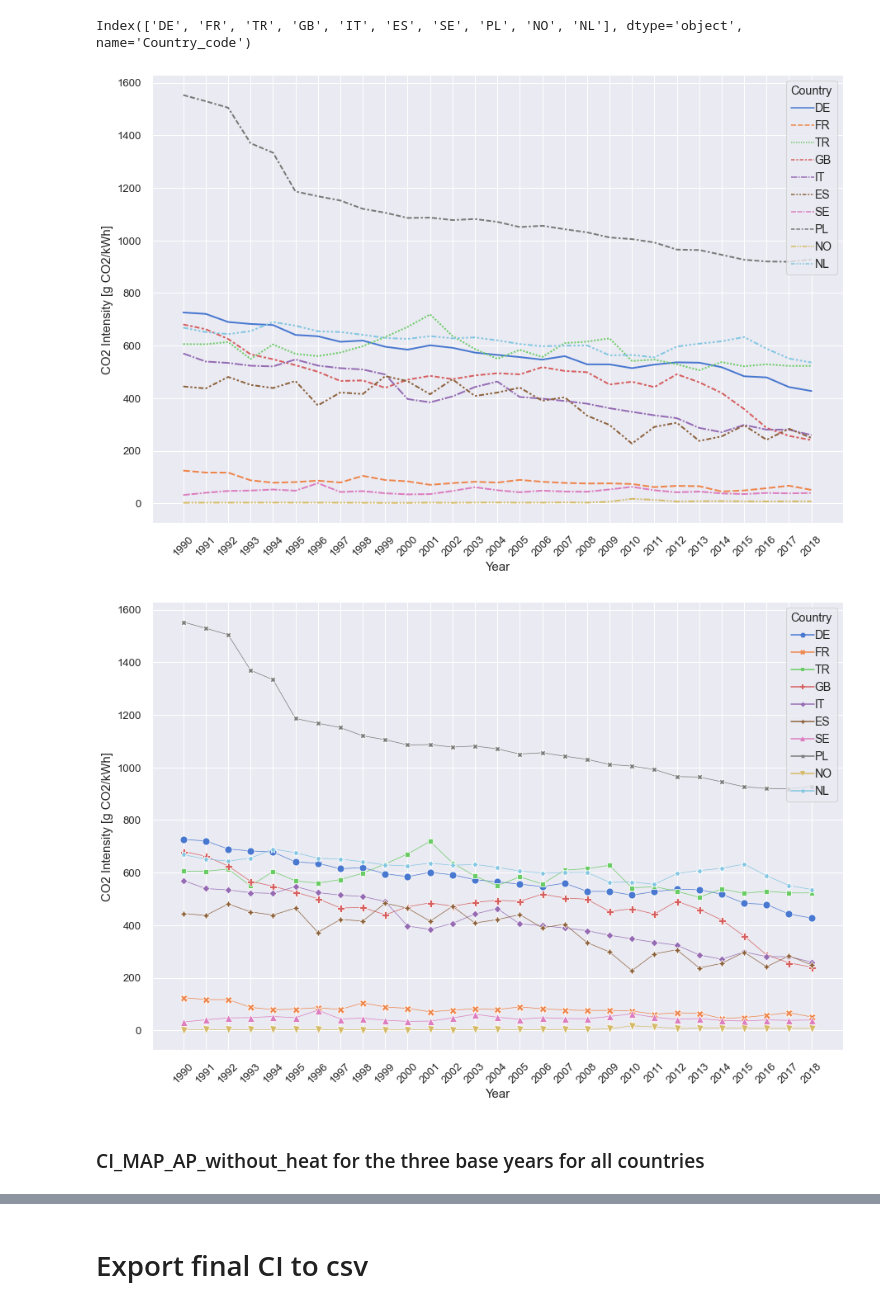
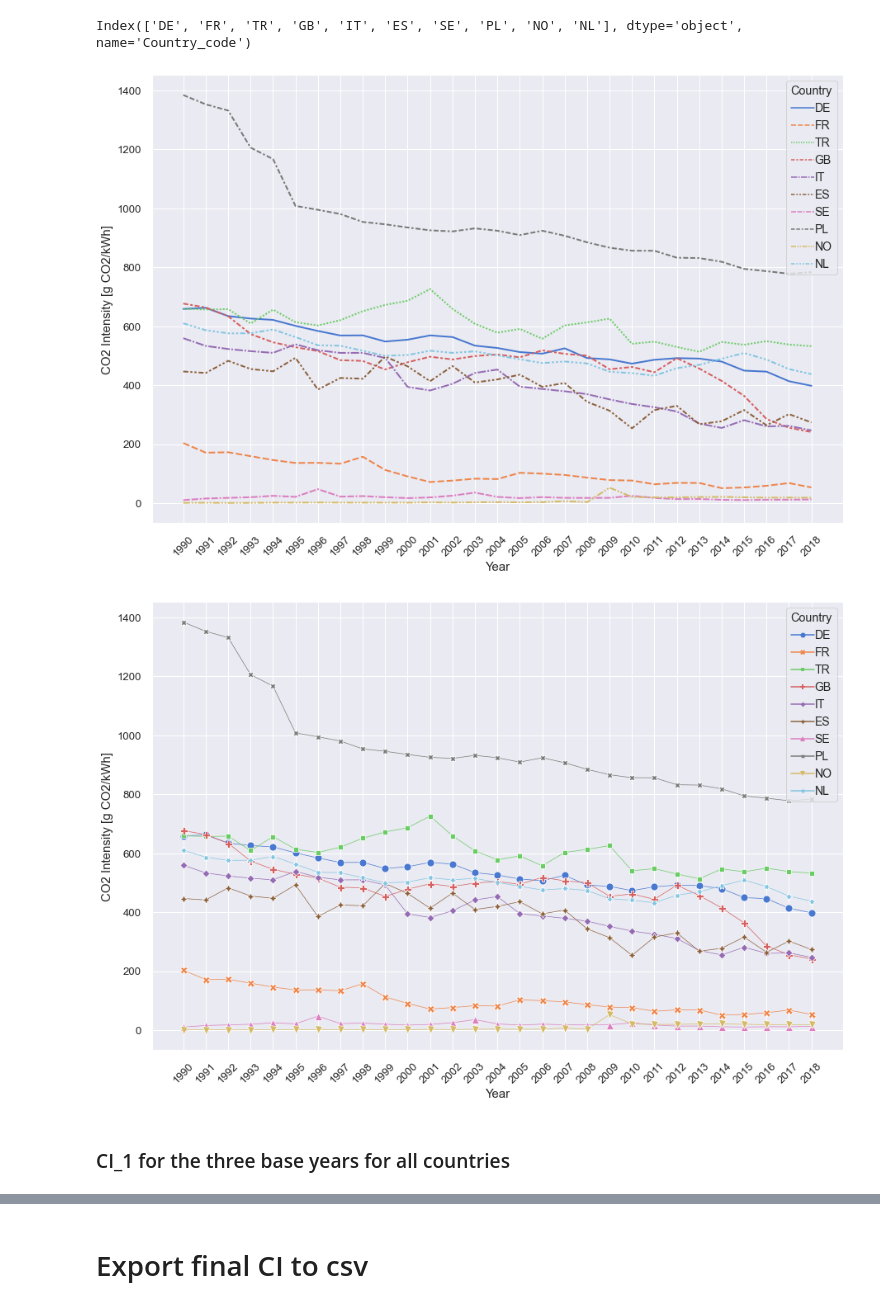
Before and after one commit to INATECH-CIG/CO2_emissions_factors, a Jupyter notebook: CI calculation top down method.ipynb, the cells around one changed output, grey strips where cells are left out. Saved outputs shown, nothing was run; the diff lists cells and outputs as text; code cells hidden in the pictures.

```diff
--- a/CI calculation top down method.ipynb
+++ b/CI calculation top down method.ipynb
@@ -666,6 +665,9 @@ GEP_AP = aligndata(GEP_AP, CO2_cleaned)
 
 #Gross electricity production
 GEP = GEP_MAP + GEP_AP
+
+# set sigma for heat allocation
+sigma = 1
 # %% [markdown]
 ## Carbon intensity calculation
 # %%
@@ -675,28 +677,9 @@ GEP = GEP_MAP + GEP_AP
 
 # Main activity producer
 
-# First, the CO2 emissions of gross electricity production:
-# total CO2 emissions multiplying by
-# electricity production (plus energy losses) from public conventional thermal power stations
-# versus all electrical energy production from public power stations and combined heat power station
+# energy input electrical energy production
 
-# CO2 emissions * ((electrical energy + energy losses)/(electrical energy + derived heat + energy losses))
-
-# 1) assumption
-# (electrical energy + energy losses) = (electrical energy + derived heat + energy losses)–(derived heat)
-
-# (electrical energy + derived heat + energy losses) = ei_MAP
-
-# 2) assumption
-# energy input calculation for derived heat with eff. of 0.9
-# (derived heat) = (dh_MAP / 0.9)
-
-# resulting in:
-# energy input electrical energy production
-# (electrical energy + derived heat + energy losses)–(derived heat) = ei_MAP - (dh_MAP / 0.9)
-ei_elec_MAP = ei_MAP - (dh_MAP / 0.9)
-
-# ((electrical energy + energy losses)/(electrical energy + derived heat + energy losses)) = ((ei_MAP - (dh_MAP / 0.9)) / ei_MAP)
+ei_elec_MAP = ei_MAP - (sigma * (dh_MAP / 0.9))
 
 # share of CO2 emissions of electricity production Main activity producer
 CO2_from_MAP_elec = CO2_cleaned * (ei_elec_MAP / (ei_MAP + ei_MAP_heat))
@@ -708,7 +691,7 @@ CO2_from_MAP_elec = CO2_cleaned * (ei_elec_MAP / (ei_MAP + ei_MAP_heat))
 # Emissions from autoproducers were therefore estimated
 
 # electricity output of autoproducers (same assumption as above)
-ei_elec_AP = ei_AP - (dh_AP / 0.9)
+ei_elec_AP = ei_AP - (sigma * (dh_AP / 0.9))
 
 # 1) assumption
 # this was done by multiplying the electricity output of autoproducers
@@ -723,5 +706,5 @@ CO2_from_AP_elec = CO2_from_MAP_elec * (ei_elec_AP / ei_elec_MAP)
 
 # sum of CO2 from MAP and CO2 from AP [CO2 in Gigagramm (Gg)] / Gross electricity production [GWh](85.98: Ktoe-->GWh)
 
-CI_MAP_AP_CHP_heat  = ((CO2_from_MAP_elec + CO2_from_AP_elec)/(GEP/85.98)) # CO2 intensity in [g CO2/kWh]
+CI_1  = ((CO2_from_MAP_elec + CO2_from_AP_elec)/(GEP/85.98)) # CO2 intensity in [g CO2/kWh]
 # %% [markdown]
@@ -1302,29 +1254,29 @@ GEP.loc['2018'].sort_values(ascending=False)[:10].index
 # %% [output]
 Index(['DE', 'FR', 'TR', 'GB', 'IT', 'ES', 'SE', 'PL', 'NO', 'NL'], dtype='object', name='Country_code')
 # %%
-# CI developent from 1990 upto 2018
+# CI_1 developent from 1990 upto 2018
 sns.set(font_scale = 1.2)
 fig, ax = plt.subplots()
 
-ax = sns.lineplot(data=CI_MAP_AP_without_heat[GEP.loc['2018'].sort_values(ascending=False)[:10].index],
+ax = sns.lineplot(data=CI_1[GEP.loc['2018'].sort_values(ascending=False)[:10].index],
                   markers=False,
                   dashes=True,
                   linewidth=2,
                   markersize=9,
                   palette=sns.color_palette("muted"),
                   legend='full')
 
 
 handles, labels = ax.get_legend_handles_labels()
 
 ax.legend(handles, labels,  loc='upper right',
                    handletextpad=0., columnspacing=0.5, ncol=1,
                    title='Country', fontsize=14, frameon=True)
 
 ax.set_ylabel("CO2 Intensity [g CO2/kWh]", fontsize=15)
 ax.set_xlabel("Year", fontsize=15)
 
 ax.tick_params(axis='x', rotation=45)
 # %% [output]
-[figure, old version]
+[figure, new version]
 # %%
@@ -1332,9 +1284,9 @@ fig.savefig(os.path.join(output_directory_path + '/_CO2_intensity_by_large_consu
 # %%
-# CI developent from 1990 upto 2018
+# CI_1 developent from 1990 upto 2018
 sns.set(font_scale = 1.2)
 fig, ax = plt.subplots()
 
-ax = sns.lineplot(data=CI_MAP_AP_without_heat[GEP.loc['2018'].sort_values(ascending=False)[:10].index],
+ax = sns.lineplot(data=CI_1[GEP.loc['2018'].sort_values(ascending=False)[:10].index],
                   markers=True,
                   dashes=False,
                   linewidth=0.7,
@@ -1355,5 +1307,5 @@ ax.set_xlabel("Year", fontsize=15)
 
 ax.tick_params(axis='x', rotation=45)
 # %% [output]
-[figure, old version]
+[figure, new version]
 # %%
@@ -1361,3 +1313,3 @@ fig.savefig(os.path.join(output_directory_path + '/_CO2_intensity_by_large_consu
 # %% [markdown]
-### CI_MAP_AP_without_heat for the three base years for all countries
+### CI_1 for the three base years for all countries
 # %%
```
Also changed, not shown: parts of 46 cells of this notebook, 19 other files.
